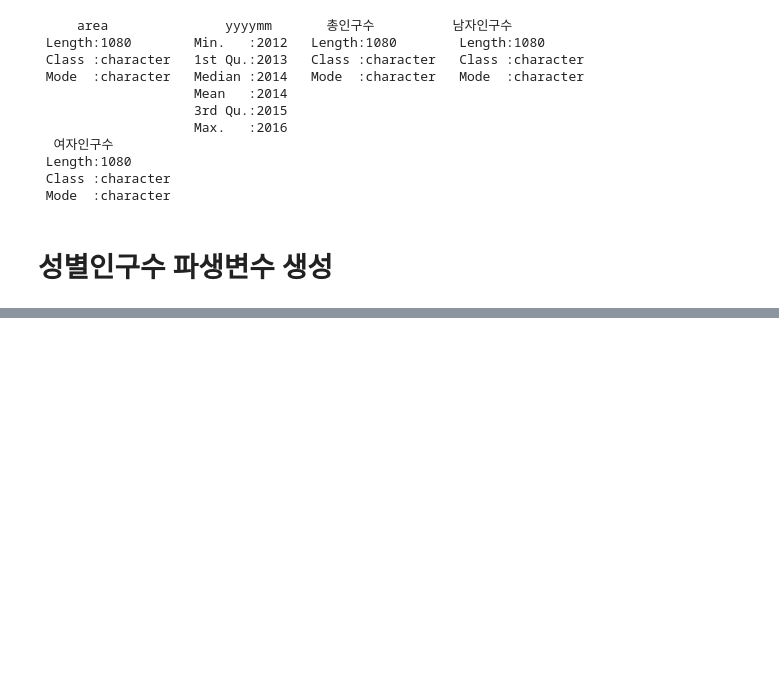
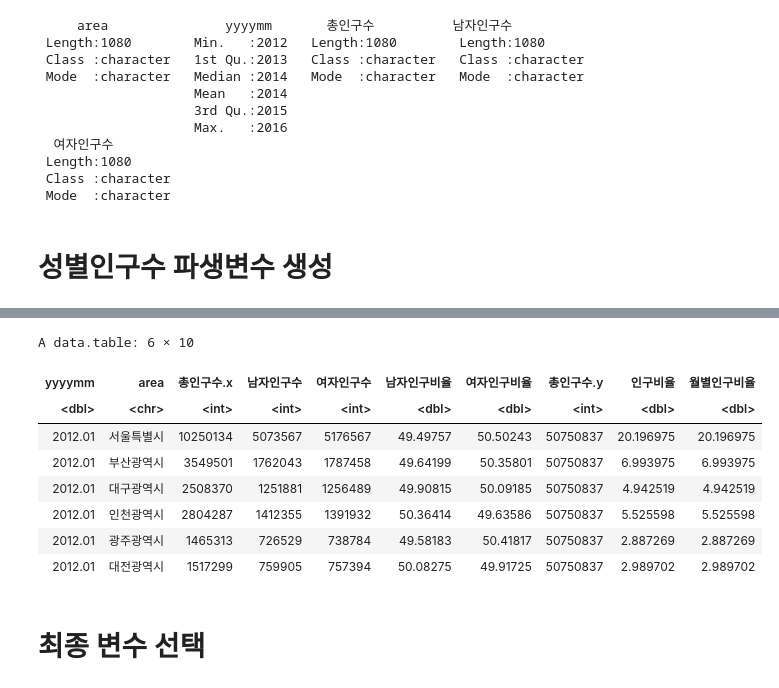
Before and after one commit to min02yam/Prediction-of-Cardiovascular-Disease-Incidence-using-machine-learning, a Jupyter notebook: 3_인구.ipynb, the cells around one changed output, grey strips where cells are left out. Saved outputs shown, nothing was run; the diff lists cells and outputs as text; code cells hidden in the pictures; blank space fills up the shorter version.

```diff
--- a/3_인구.ipynb
+++ b/3_인구.ipynb
@@ -133,0 +172,14 @@ A data.frame: 60 × 5
+# %%
+성별인구수 %>%head
+# %% [output]
+A data.table: 6 × 10
+| yyyymm | area | 총인구수.x | 남자인구수 | 여자인구수 | 남자인구비율 | 여자인구비율 | 총인구수.y | 인구비율 | 월별인구비율 |
+| <dbl> | <chr> | <int> | <int> | <int> | <dbl> | <dbl> | <int> | <dbl> | <dbl> |
+| 2012.01 | 서울특별시 | 10250134 | 5073567 | 5176567 | 49.49757 | 50.50243 | 50750837 | 20.196975 | 20.196975 |
+| 2012.01 | 부산광역시 | 3549501 | 1762043 | 1787458 | 49.64199 | 50.35801 | 50750837 | 6.993975 | 6.993975 |
+| 2012.01 | 대구광역시 | 2508370 | 1251881 | 1256489 | 49.90815 | 50.09185 | 50750837 | 4.942519 | 4.942519 |
+| 2012.01 | 인천광역시 | 2804287 | 1412355 | 1391932 | 50.36414 | 49.63586 | 50750837 | 5.525598 | 5.525598 |
+| 2012.01 | 광주광역시 | 1465313 | 726529 | 738784 | 49.58183 | 50.41817 | 50750837 | 2.887269 | 2.887269 |
+| 2012.01 | 대전광역시 | 1517299 | 759905 | 757394 | 50.08275 | 49.91725 | 50750837 | 2.989702 | 2.989702 |
+# %% [markdown]
+# 최종 변수 선택
```
Also changed, not shown: parts of 18 cells of this notebook.
